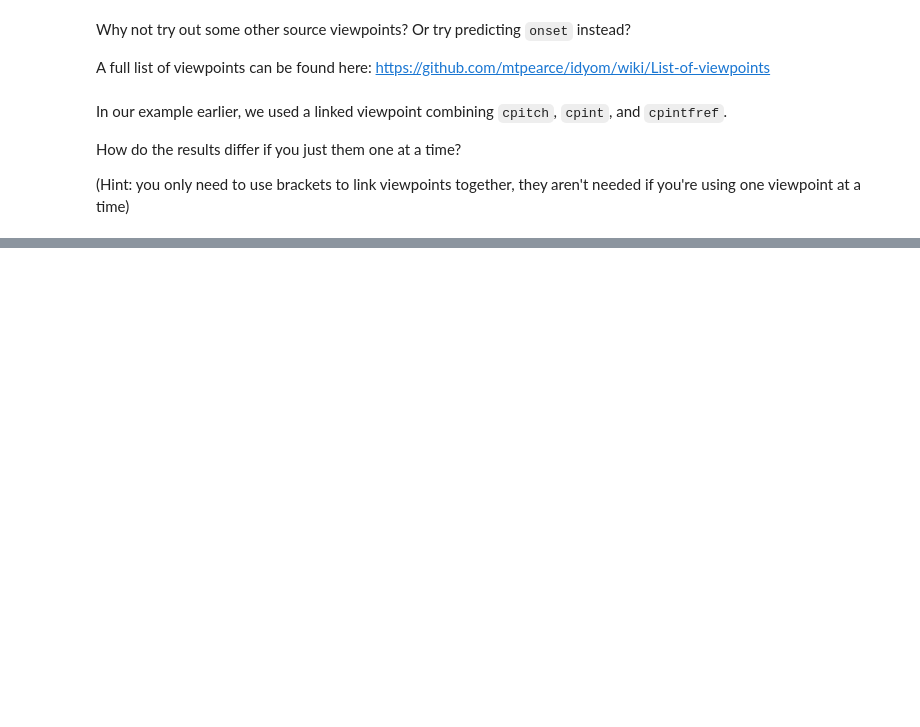
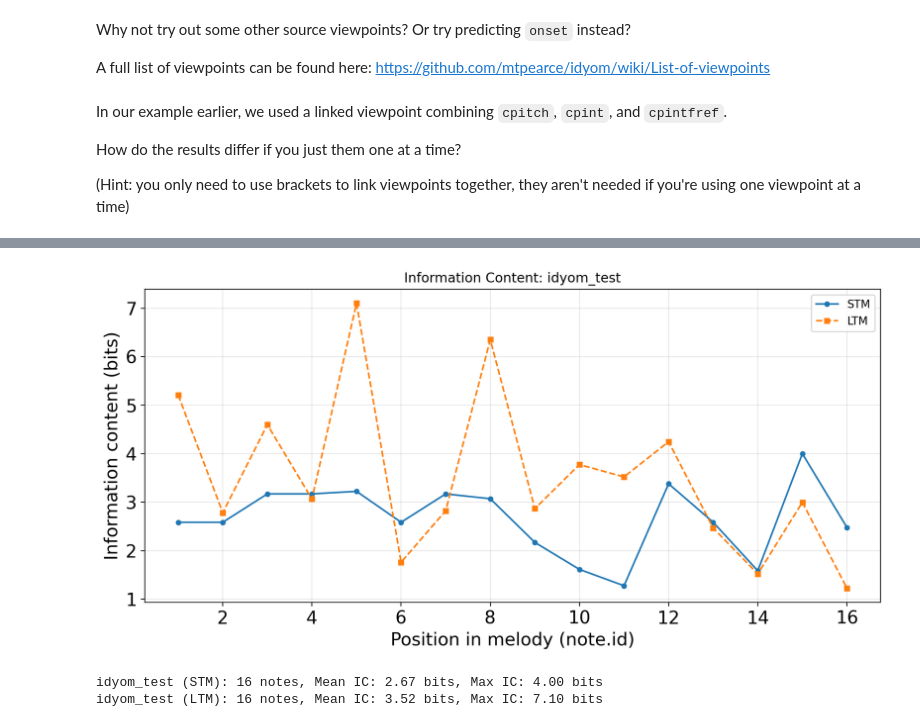
Before and after one commit to dmwhyatt/Part-IB-Expectation-IDyOM, a Jupyter notebook: idyom.ipynb, the cells around one changed output, grey strips where cells are left out. Cells and saved outputs as stored; diff of their text form; code cells hidden in the pictures; blank space fills up the shorter version.

```diff
--- a/idyom.ipynb
+++ b/idyom.ipynb
@@ -201,0 +256,52 @@ How do the results differ if you just them one at a time?
+# %%
+# Load both IDyOM result files
+stm_data = pd.read_csv("testing_idyom.dat", sep=r"\s+", header=0, na_values=["NA"])
+ltm_data = pd.read_csv("testing_idyom_LTM.dat", sep=r"\s+", header=0, na_values=["NA"])
+
+# All melody names from either file
+melody_names = sorted(set(stm_data["melody.name"]).union(ltm_data["melody.name"]))
+
+for melody_name in melody_names:
+    stm_melody = stm_data[stm_data["melody.name"] == melody_name]
+    ltm_melody = ltm_data[ltm_data["melody.name"] == melody_name]
+
+    # Skip if missing from both (defensive)
+    if stm_melody.empty and ltm_melody.empty:
+        continue
+
+    plt.figure(figsize=(10, 5))
+
+    if not stm_melody.empty:
+        plt.plot(
+            stm_melody["note.id"], stm_melody["ic"],
+            marker='o', markersize=4, linestyle='-', label="STM"
+        )
+
+    if not ltm_melody.empty:
+        plt.plot(
+            ltm_melody["note.id"], ltm_melody["ic"],
+            marker='s', markersize=4, linestyle='--', label="LTM"
+        )
+
+    plt.xlabel("Position in melody (note.id)")
+    plt.ylabel("Information content (bits)")
+    plt.title(f"Information Content: {melody_name}")
+    plt.locator_params(axis='x', integer=True)
+    plt.grid(True, alpha=0.3)
+    plt.legend()
+    plt.tight_layout()
+    plt.show()
+
+    # Optional: print summary for both
+    if not stm_melody.empty:
+        print(f"{melody_name} (STM): {len(stm_melody)} notes, "
+              f"Mean IC: {stm_melody['ic'].mean():.2f} bits, "
+              f"Max IC: {stm_melody['ic'].max():.2f} bits")
+    if not ltm_melody.empty:
+        print(f"{melody_name} (LTM): {len(ltm_melody)} notes, "
+              f"Mean IC: {ltm_melody['ic'].mean():.2f} bits, "
+              f"Max IC: {ltm_melody['ic'].max():.2f} bits\n")
+# %% [output]
+[figure, added]
+idyom_test (STM): 16 notes, Mean IC: 2.67 bits, Max IC: 4.00 bits
+idyom_test (LTM): 16 notes, Mean IC: 3.52 bits, Max IC: 7.10 bits
```
Also changed, not shown: parts of 9 cells of this notebook, 1 other file.
